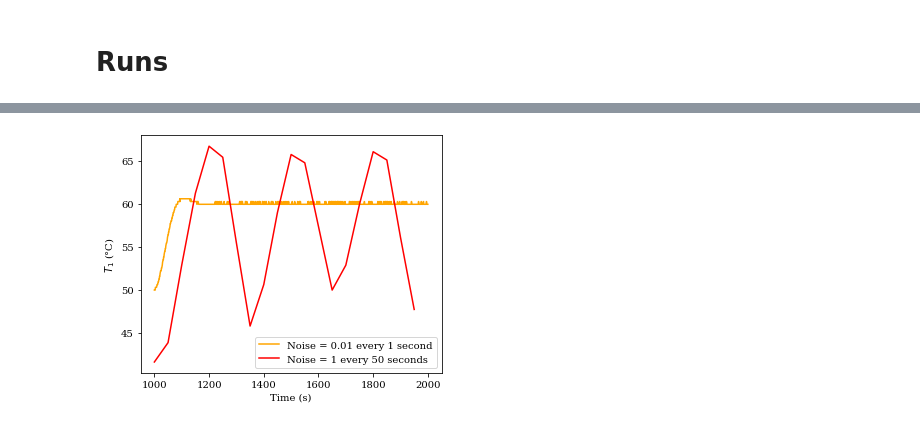
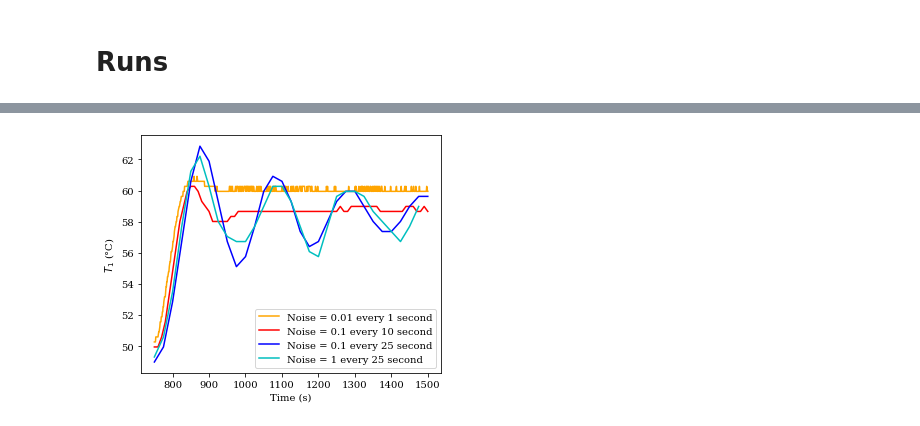
Before and after one commit to JarrydWebber/CPB-Group-17-2020, a Jupyter notebook: Noise and Sample Rate.ipynb, the cells around one changed output, grey strips where cells are left out. Saved outputs shown, nothing was run; the diff lists cells and outputs as text; code cells hidden in the pictures.

```diff
--- a/Noise and Sample Rate.ipynb
+++ b/Noise and Sample Rate.ipynb
@@ -138,7 +133,11 @@ noise = [0.01, 1]
 # %%
-sampling_rate = [1,50]
+sampling_rate = [1, 10, 25, 25]
 # %%
-total_time = run_length*len(all_controller_blocks)
+total_time = run_length*len(noise)
+# %%
+all_controller_blocks = []
+for i in noise:
+    all_controller_blocks.append(controller_block('PI', IAE_setpoints('PI', params_50)))
 # %%
 str(datetime.timedelta(seconds=total_time)), total_time
 # %% [output]
@@ -221,0 +218,14 @@ x = [data_frame['T1'][1000:2000].index, data_frame['T1'][3000:4000].index-2000]
+# %%
+y = []
+x = []
+for i in range(0,len(noise)):
+    y_set = data_frame['T1'][1*i*run_length + run_length/2:1*i*run_length + run_length]
+
+    y.append(y_set)
+
+    x_set = (data_frame['T1'][1*i*run_length + run_length/2:1*i*run_length + run_length].index - 1*i*run_length)
+
+    x.append(x_set)
+
+#     print(x_set)
+    print(y_set, '\n')
@@ -222,10 +250,10 @@ x = [data_frame['T1'][1000:2000].index, data_frame['T1'][3000:4000].index-2000]
 # %%
 plotfigure(x, y,
-           ["Noise = {} every {} second".format(noise[0],sampling_rate[0]), "Noise = {} every {} seconds".format(noise[1],sampling_rate[1])],
-           ['orange', 'r'],
+           ["Noise = {} every {} second".format(noise[i],sampling_rate[i]) for i in range(len(noise))],
+           ['orange', 'r','b', 'c'],
            'Time (s)', '$T_1$ (\u00b0C)',
            figsize = FULLSIZE,
            filename = r'PDFS\\' + 'Sampling Rate and Noise.pdf',
             legend = True)
 # %% [output]
-[figure, old version]
+[figure, new version]
```
Also changed, not shown: parts of 10 cells of this notebook, 2 other files.
